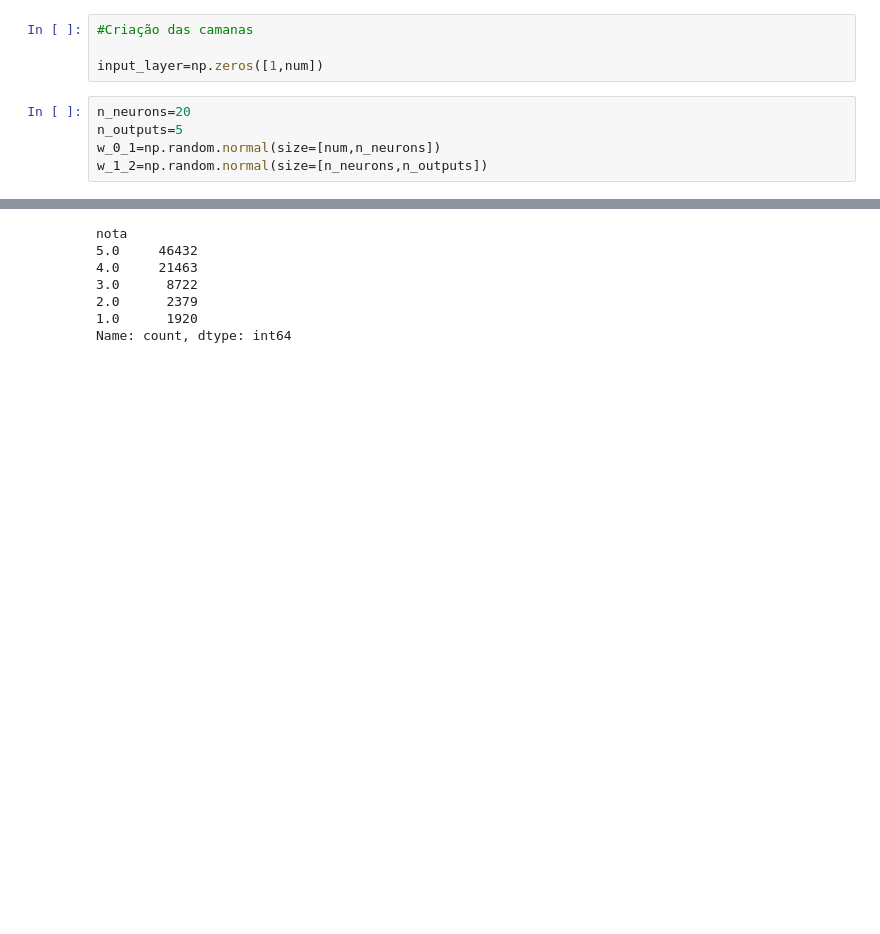
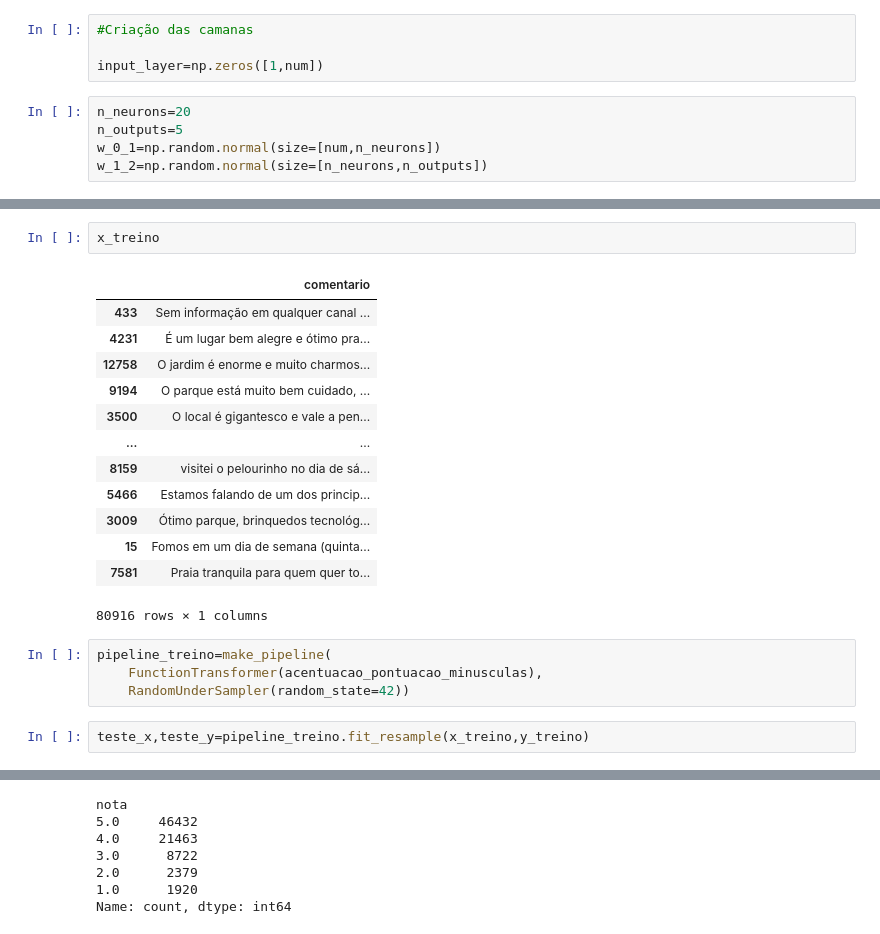
Before and after one commit to RodolfoPCruz/trip_advisor, a Jupyter notebook: trip_advisor.ipynb, the cells around one changed output, grey strips where cells are left out. Saved outputs shown, nothing was run; the diff lists cells and outputs as text; blank space fills up the shorter version.

Commit message:
Pipeline de pre-processamento

```diff
--- a/trip_advisor.ipynb
+++ b/trip_advisor.ipynb
@@ -800,0 +785,22 @@ ModuleNotFoundError: No module named 'unicode'
+# %%
+x_treino
+# %% [output]
+|  | comentario |
+| 433 | Sem informação em qualquer canal ... |
+| 4231 | É um lugar bem alegre e ótimo pra... |
+| 12758 | O jardim é enorme e muito charmos... |
+| 9194 | O parque está muito bem cuidado, ... |
+| 3500 | O local é gigantesco e vale a pen... |
+| ... | ... |
+| 8159 | visitei o pelourinho no dia de sá... |
+| 5466 | Estamos falando de um dos princip... |
+| 3009 | Ótimo parque, brinquedos tecnológ... |
+| 15 | Fomos em um dia de semana (quinta... |
+| 7581 | Praia tranquila para quem quer to... |
+80916 rows × 1 columns
+# %%
+pipeline_treino=make_pipeline(
+    FunctionTransformer(acentuacao_pontuacao_minusculas),
+    RandomUnderSampler(random_state=42))
+# %%
+teste_x,teste_y=pipeline_treino.fit_resample(x_treino,y_treino)
```
Also changed, not shown: parts of 34 cells of this notebook.
